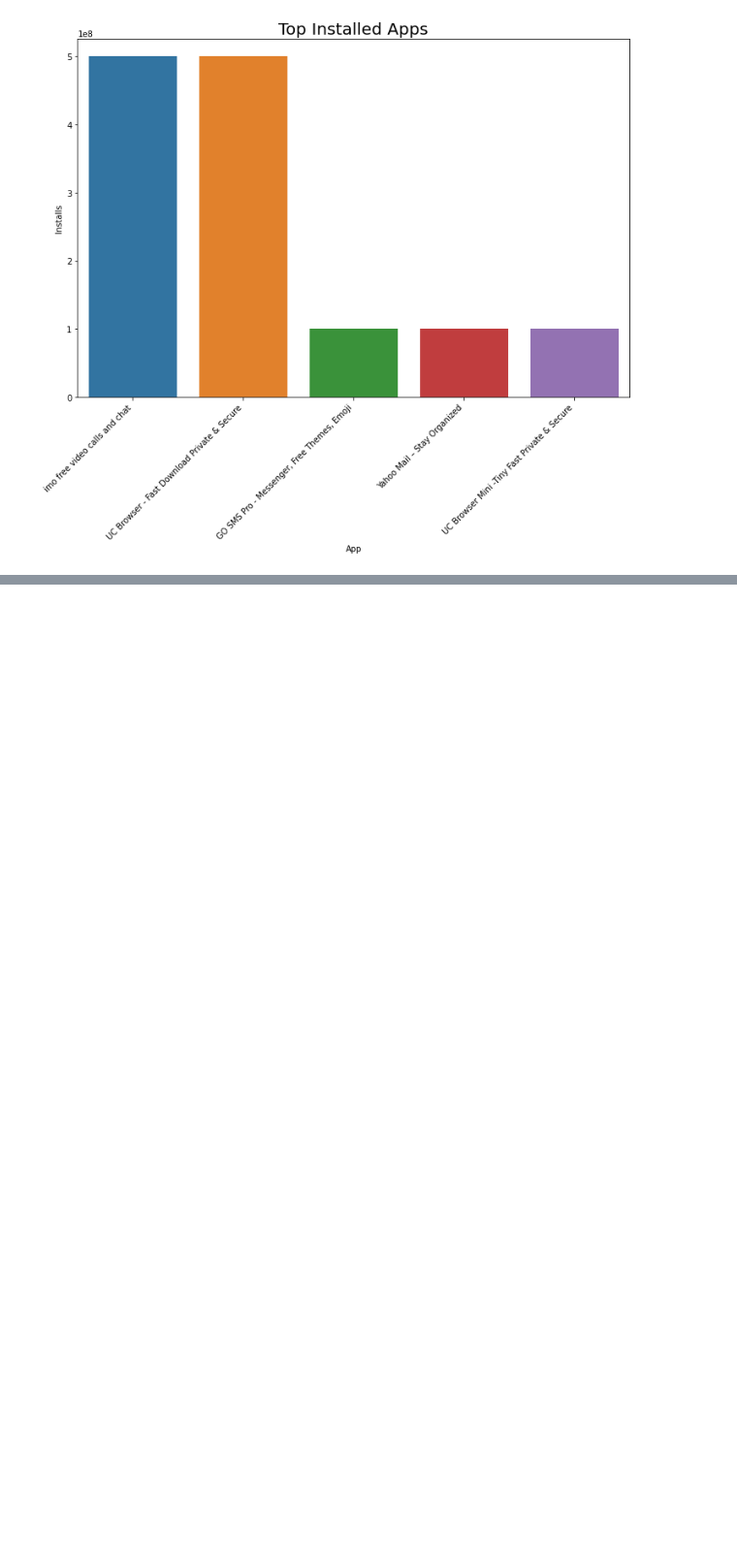
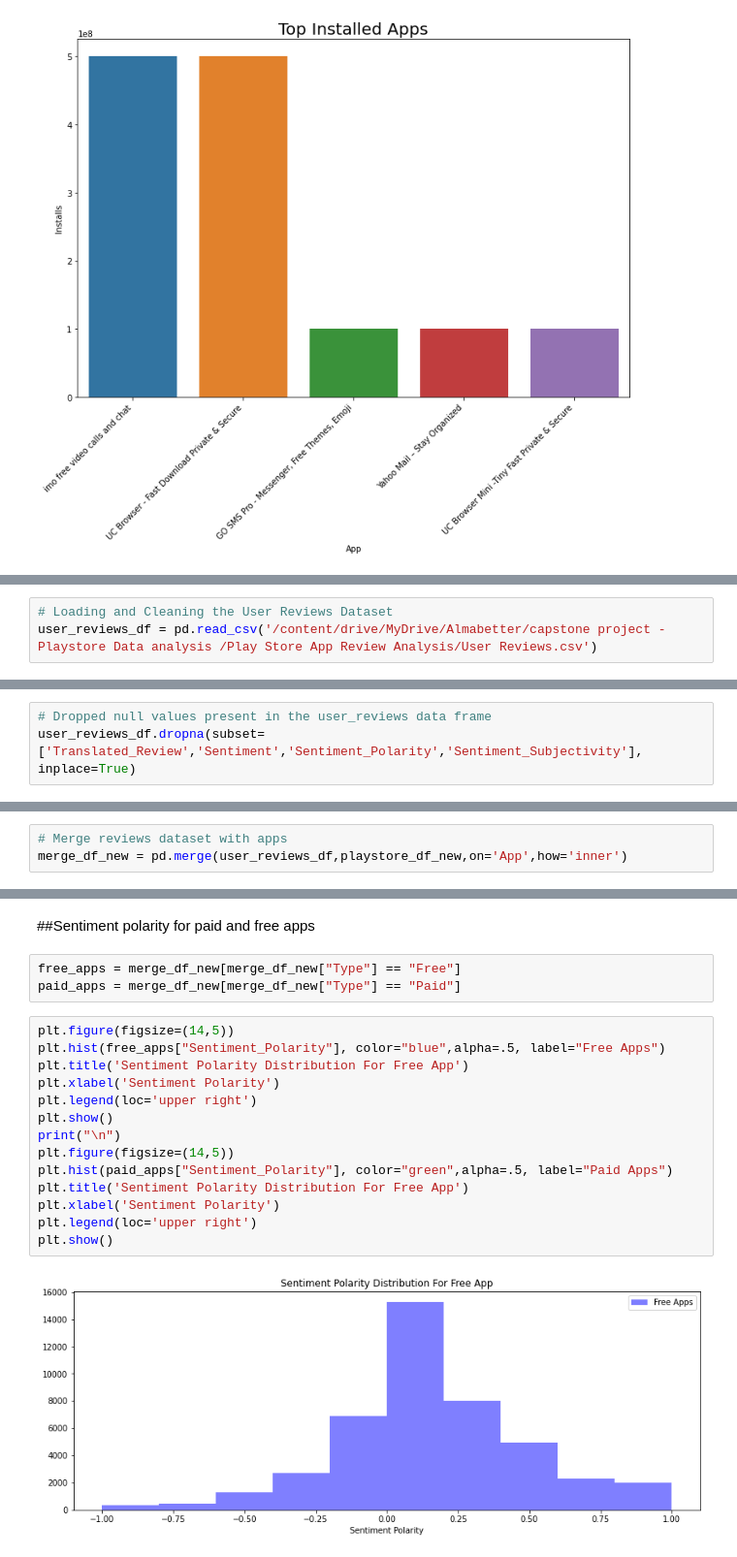
Before and after one commit to lawish/EDA_Team_notebook, a Jupyter notebook: Self_EDA_notebook_Capstone_Project.ipynb, the cells around one changed output, grey strips where cells are left out. Shown at 97% size. Saved outputs shown, nothing was run; the diff lists cells and outputs as text; blank space fills up the shorter version.

```diff
--- a/Self_EDA_notebook_Capstone_Project.ipynb
+++ b/Self_EDA_notebook_Capstone_Project.ipynb
@@ -306,0 +320,3 @@ top_apps_in_category('COMMUNICATION')
+# %%
+# Loading and Cleaning the User Reviews Dataset
+user_reviews_df = pd.read_csv('/content/drive/MyDrive/Almabetter/capstone project - Playstore Data analysis /Play Store App Review Analysis/User Reviews.csv')
@@ -306,0 +347,3 @@ top_apps_in_category('COMMUNICATION')
+# %%
+# Dropped null values present in the user_reviews data frame
+user_reviews_df.dropna(subset=['Translated_Review','Sentiment','Sentiment_Polarity','Sentiment_Subjectivity'], inplace=True)
@@ -306,0 +359,3 @@ top_apps_in_category('COMMUNICATION')
+# %%
+# Merge reviews dataset with apps
+merge_df_new = pd.merge(user_reviews_df,playstore_df_new,on='App',how='inner')
@@ -306,0 +372,21 @@ top_apps_in_category('COMMUNICATION')
+# %% [markdown]
+##Sentiment polarity for paid and free apps
+# %%
+free_apps = merge_df_new[merge_df_new["Type"] == "Free"]
+paid_apps = merge_df_new[merge_df_new["Type"] == "Paid"]
+# %%
+plt.figure(figsize=(14,5))
+plt.hist(free_apps["Sentiment_Polarity"], color="blue",alpha=.5, label="Free Apps")
+plt.title('Sentiment Polarity Distribution For Free App')
+plt.xlabel('Sentiment Polarity')
+plt.legend(loc='upper right')
+plt.show()
+print("\n")
+plt.figure(figsize=(14,5))
+plt.hist(paid_apps["Sentiment_Polarity"], color="green",alpha=.5, label="Paid Apps")
+plt.title('Sentiment Polarity Distribution For Free App')
+plt.xlabel('Sentiment Polarity')
+plt.legend(loc='upper right')
+plt.show()
+# %% [output]
+[figure, added]
```
Also changed, not shown: parts of 14 cells of this notebook.
